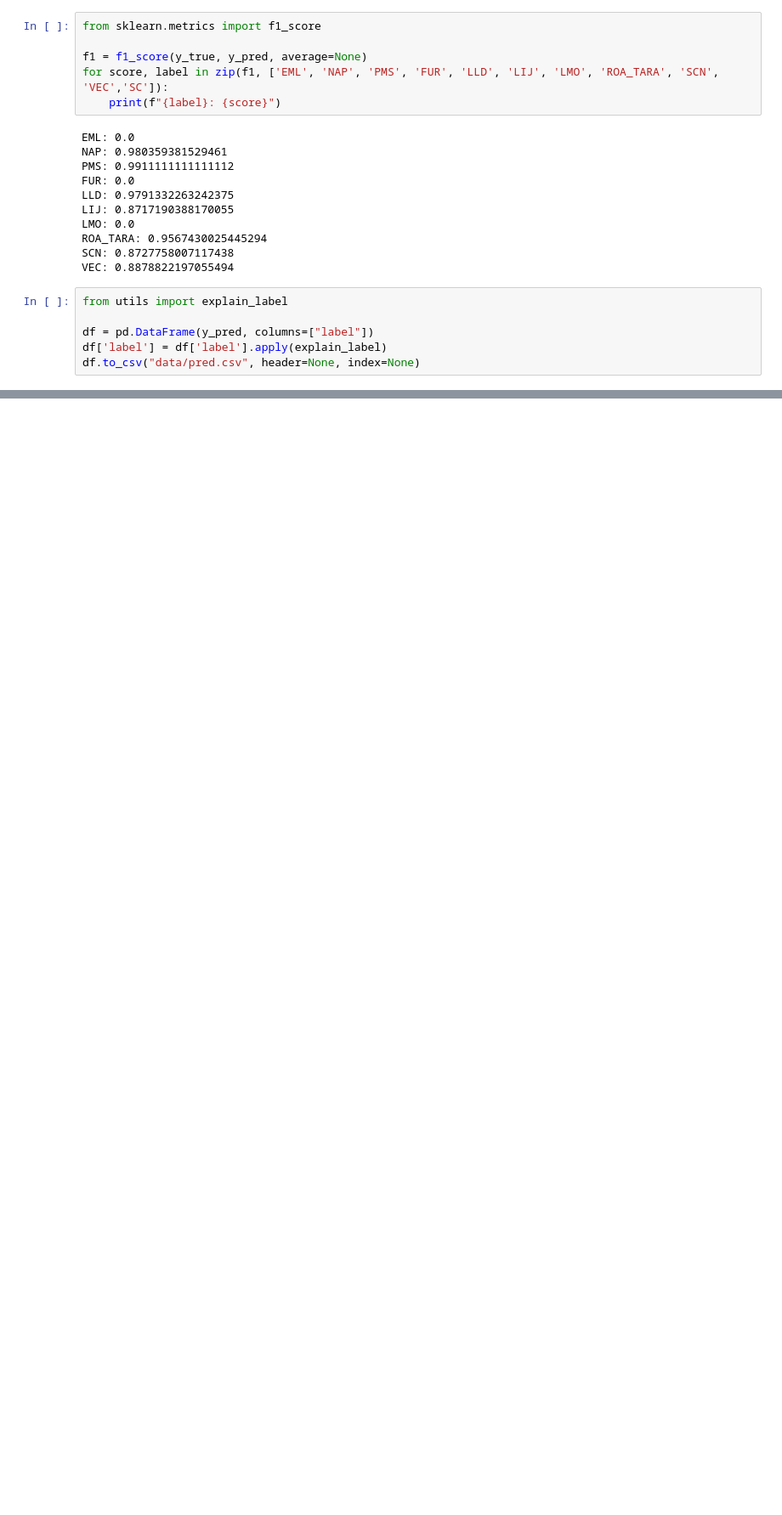
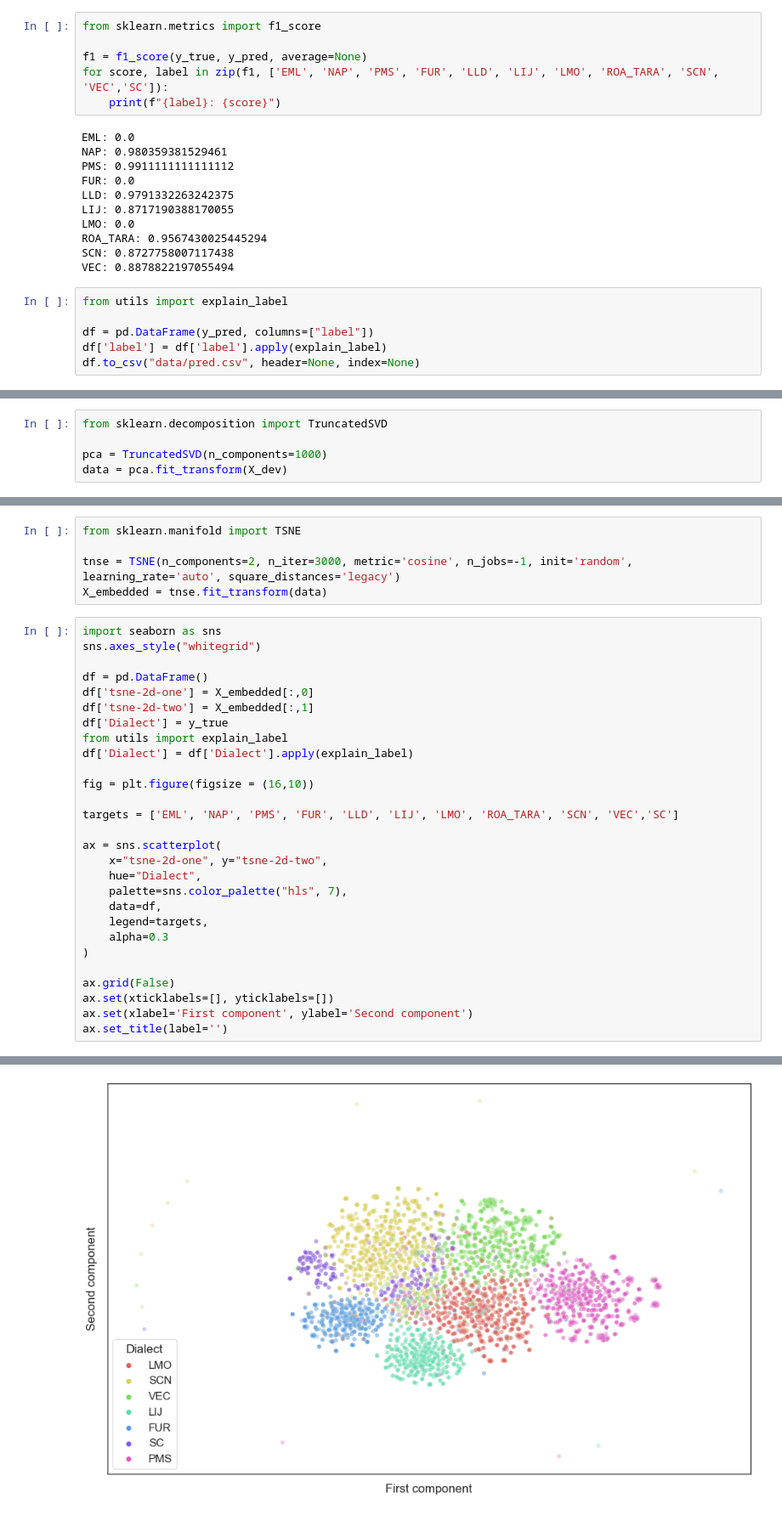
Before and after one commit to eduardoberford/spanish-dialects-identification, a Jupyter notebook: baseline.ipynb, the cells around one changed output, grey strips where cells are left out. Shown: that part at 85% size. Cells and saved outputs as stored; diff of their text form; blank space fills up the shorter version.

Commit message:
Added feature space plot

```diff
--- a/baseline.ipynb
+++ b/baseline.ipynb
@@ -180,0 +199,5 @@ for i, x in enumerate(data['sample']):
+# %%
+from sklearn.decomposition import TruncatedSVD
+
+pca = TruncatedSVD(n_components=1000)
+data = pca.fit_transform(X_dev)
@@ -180,0 +209,34 @@ for i, x in enumerate(data['sample']):
+# %%
+from sklearn.manifold import TSNE
+
+tnse = TSNE(n_components=2, n_iter=3000, metric='cosine', n_jobs=-1, init='random', learning_rate='auto', square_distances='legacy')
+X_embedded = tnse.fit_transform(data)
+# %%
+import seaborn as sns
+sns.axes_style("whitegrid")
+
+df = pd.DataFrame()
+df['tsne-2d-one'] = X_embedded[:,0]
+df['tsne-2d-two'] = X_embedded[:,1]
+df['Dialect'] = y_true
+from utils import explain_label
+df['Dialect'] = df['Dialect'].apply(explain_label)
+
+fig = plt.figure(figsize = (16,10))
+
+targets = ['EML', 'NAP', 'PMS', 'FUR', 'LLD', 'LIJ', 'LMO', 'ROA_TARA', 'SCN', 'VEC','SC']
+
+ax = sns.scatterplot(
+    x="tsne-2d-one", y="tsne-2d-two",
+    hue="Dialect",
+    palette=sns.color_palette("hls", 7),
+    data=df,
+    legend=targets,
+    alpha=0.3
+)
+
+ax.grid(False)
+ax.set(xticklabels=[], yticklabels=[])
+ax.set(xlabel='First component', ylabel='Second component')
+ax.set_title(label='')
+# %% [output]
@@ -180,0 +244 @@ for i, x in enumerate(data['sample']):
+[figure, added]
```
Also changed, not shown: parts of 9 cells of this notebook.
